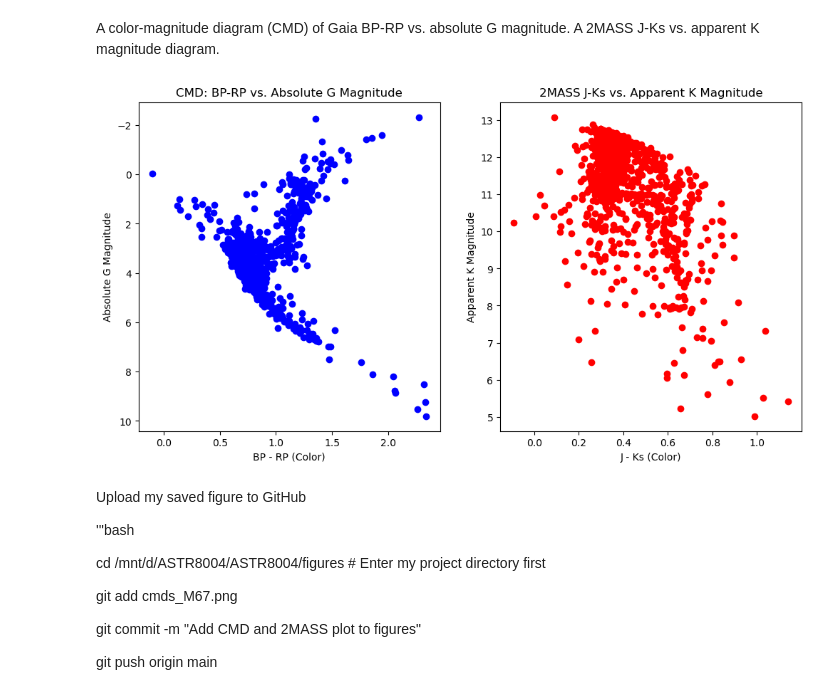
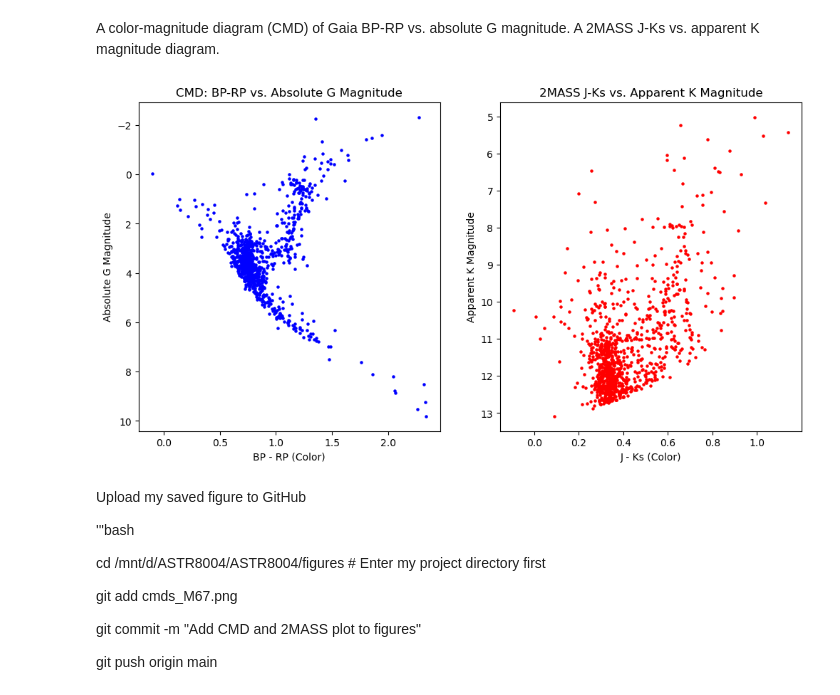
Before and after one commit to csy331/ASTR8004, a Jupyter notebook: assignment3.ipynb, the cells around one changed output. Cells and saved outputs as stored; diff of their text form; code cells hidden in the pictures.

```diff
--- a/assignment3.ipynb
+++ b/assignment3.ipynb
@@ -26,7 +26,7 @@ from astropy.table import Table
 import pandas as pd
 
 # Load the .vot file and convert it to a pandas DataFrame
-table = Table.read('1728116932114O-result.vot', format='votable')
+table = Table.read('data/1728116932114O-result.vot', format='votable')
 data = table.to_pandas()
 
 # Get the total number of stars before applying any filters
@@ -82,37 +82,38 @@ import matplotlib.pyplot as plt
 filtered_data['j_ks'] = filtered_data['j_m'] - filtered_data['ks_m']
 
 bp_rp = filtered_data['bp_rp']
 abs_g_mag = filtered_data['abs_g_mag']
 j_ks = filtered_data['j_ks']
 k_mag = filtered_data['ks_m']
 
 # Create a figure with two panels (subplots)
 plt.figure(figsize=(12, 6))
 
 # Panel (a): Color-magnitude diagram (CMD) - BP-RP vs Absolute G Magnitude
 plt.subplot(1, 2, 1)
-plt.scatter(bp_rp, abs_g_mag, color='blue', marker='o')
+plt.scatter(bp_rp, abs_g_mag, color='blue', marker='o', s=5)
 plt.xlabel('BP - RP (Color)')
 plt.ylabel('Absolute G Magnitude')
 plt.title('CMD: BP-RP vs. Absolute G Magnitude')
 plt.gca().invert_yaxis()  # Invert y-axis for CMD plot (because brighter stars have lower magnitude)
 
 # Panel (b): 2MASS J-Ks vs Apparent K Magnitude
 plt.subplot(1, 2, 2)
-plt.scatter(j_ks, k_mag, color='red', marker='o')
+plt.scatter(j_ks, k_mag, color='red', marker='o', s=5)
 plt.xlabel('J - Ks (Color)')
 plt.ylabel('Apparent K Magnitude')
 plt.title('2MASS J-Ks vs. Apparent K Magnitude')
+plt.gca().invert_yaxis()  # Same reason.
 
 # Save the figure with the specified resolution (200 dpi), and save the figure to the figures folder in my local Git repository
-plt.savefig('D:\\ASTR8004\\ASTR8004\\figures\\cmds_M67.png', dpi=200)
+plt.savefig('figures/cmds_M67.png', dpi=200)
 
 
 
 # Display the plot
 plt.show()
 # %% [output]
-[figure, old version]
+[figure, new version]
 # %% [markdown]
 Upload my saved figure to GitHub
 
```
Also changed, not shown: parts of 3 cells of this notebook, 4 other files.
